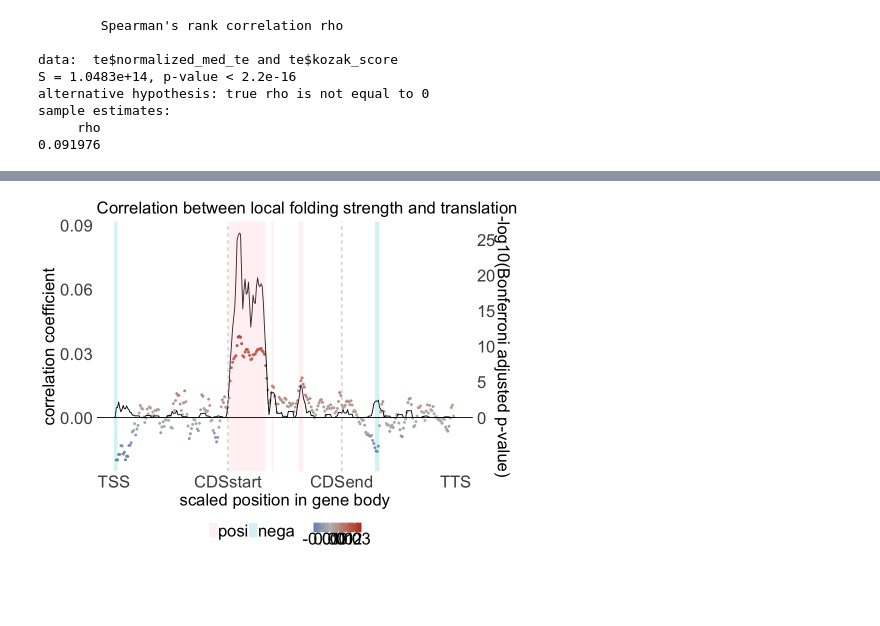
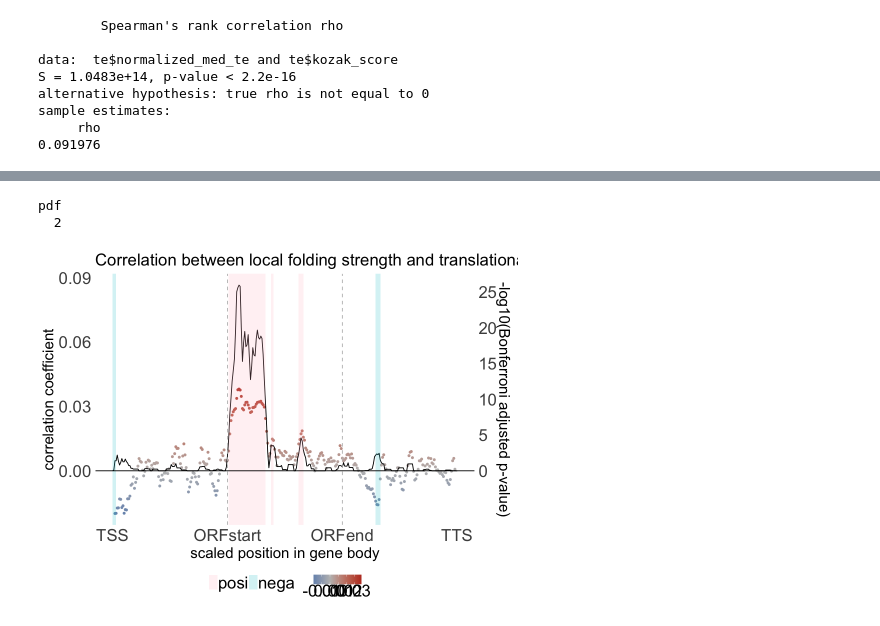
Before and after one commit to juninamo/TRAILS, a Jupyter notebook: Figures/Figure5.ipynb, the cells around one changed output, grey strips where cells are left out. Drawn from its saved outputs; the diff is of its cells as text; code cells hidden in the pictures; blank space fills up the shorter version.

```diff
--- a/Figures/Figure5.ipynb
+++ b/Figures/Figure5.ipynb
@@ -256,7 +158,7 @@ dateRanges <- fold_energy_df %>%
                 ))
 
 options(repr.plot.width=8, repr.plot.height=6)
-fold_energy_df %>%
+g = fold_energy_df %>%
   merge(.,te[,c("isoform","med_te")],by="isoform") %>%
   na.omit() %>%
   dplyr::mutate(scaled_distance_from_cap_TSS2TTS_bin = round(scaled_distance_from_cap_TSS2TTS)) %>%
@@ -282,34 +184,40 @@ fold_energy_df %>%
   ) %>%
   as.data.frame() %>%
   ggplot(., aes(x=scaled_distance_from_cap_TSS2TTS_bin,y=cor_MFE_eff)) +
   # geom_smooth(method = "loess", aes(color=..y..), size=1.5, se=FALSE) +
   geom_point(aes(x=scaled_distance_from_cap_TSS2TTS_bin,y=cor_MFE_eff,color=..y..), alpha=1, size=1) +
   scale_colour_gradient2(low = "#0072B5FF", mid = "grey" , high = "#BC3C29FF",
                          midpoint=0) +
   geom_line(aes(x=scaled_distance_from_cap_TSS2TTS_bin,y=cor_MFE_LogpBF/300)) +
   geom_rect(data = dateRanges, aes(xmin = scaled_distance_from_cap_TSS2TTS_bin, xmax = to, ymin = -Inf, ymax = Inf, fill = eff), alpha = 0.2) +
   scale_fill_manual(values=c("posi" = "pink", "nega" = "turquoise3")) +
   ggtitle("Correlation between local folding strength and translational efficiency") +
   ylab(paste0("correlation coefficient")) +
   xlab("scaled position in gene body") +
-  scale_x_continuous(labels=c("TSS","CDSstart","CDSend","TTS"), breaks=c(0,100,200,300), limits=c(0,300)) +
+  scale_x_continuous(labels=c("TSS","ORFstart","ORFend","TTS"), breaks=c(0,100,200,300), limits=c(0,300)) +
   scale_y_continuous(sec.axis = sec_axis(~.*300, name = "-log10(Bonferroni adjusted p-value)", breaks = seq(0, 150, 5))) +
   geom_vline(xintercept = 100,linetype="dashed",colour="grey") +
   geom_vline(xintercept = 200,linetype="dashed",colour="grey") +
   geom_hline(yintercept = 0,colour="black") +
   # geom_hline(yintercept = 1.3/1000,linetype="dashed",colour="black") +
   theme_minimal() +
   theme(strip.text.x=element_text(size=20, color="black", face="bold"),
         strip.text.y=element_text(size=20, color="black", face="bold"),
         panel.grid=element_blank(),
         legend.position = "bottom",
         plot.title = element_text(size=20),
-        axis.title.x = element_text(size=20),
-        axis.title.y = element_text(size =20),
+        axis.title.x = element_text(size=18),
+        axis.title.y = element_text(size =18),
         axis.text.y = element_text(size = 20),
         axis.text.x = element_text(size = 20),
         legend.text =  element_text(size = 20),
         legend.key.size = grid::unit(0.8, "lines"),
         legend.title = element_text(size = 0, hjust = 0))
+g
+pdf("./Figure5c.pdf", width=8, height=6)
+g
+dev.off()
 # %% [output]
+pdf
+  2
-[figure, old version]
+[figure, new version]
```
Also changed, not shown: parts of 3 cells of this notebook, 20 other files.
